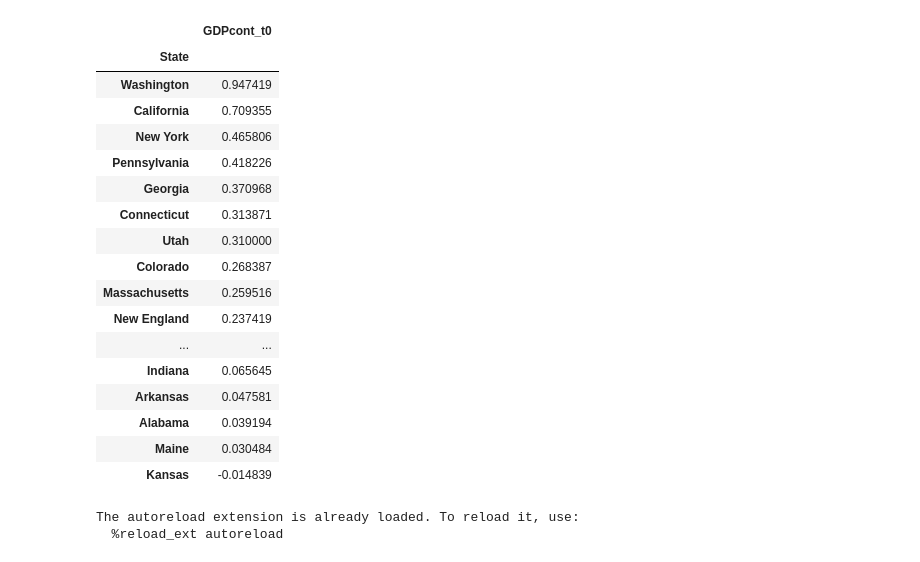
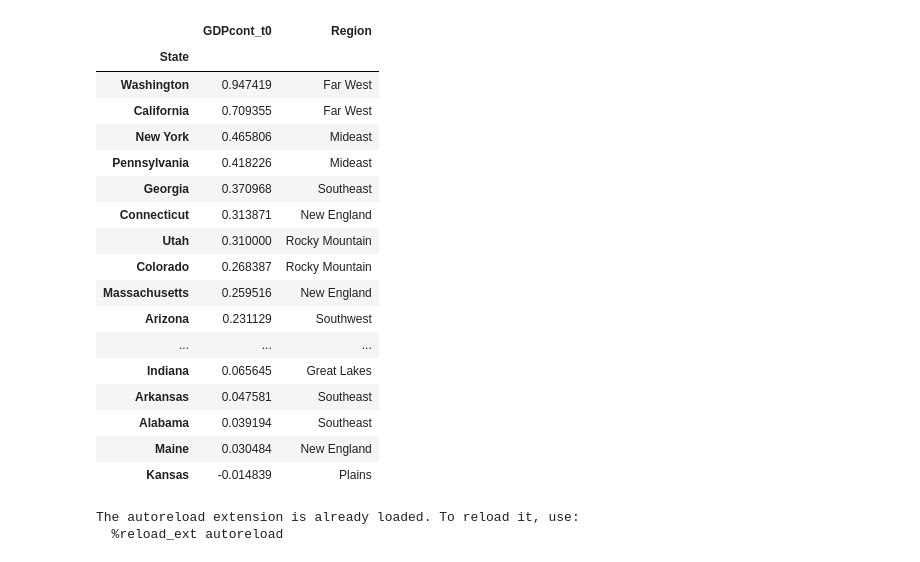
Before and after one commit to GondekNP/TreatmentBiasInvestigator, a Jupyter notebook: setup.ipynb, the cells around one changed output. Drawn from its saved outputs; the diff is of its cells as text; code cells hidden in the pictures.

```diff
--- a/setup.ipynb
+++ b/setup.ipynb
@@ -10,31 +7,50 @@ import seaborn as sns
 # %%
 industries = pd.read_csv('IndustryByState_2005-2021.csv').drop(columns=['GeoFips','LineCode'])
 industries.loc[:,'Description'] = industries.loc[:,'Description'].apply(lambda x: x.strip())
 industries = industries.set_index(['GeoName', 'Description']).mean(axis=1).reset_index('Description')
 industries = industries.pivot(columns='Description',values=0)
 industries.columns = industries.columns.to_list()
 industries.index.rename('State', inplace=True)
 industries = industries[['Information']].rename(columns = {'Information':'GDPcont_t0'})
-industries.sort_values('GDPcont_t0', ascending = False)
+
+spat = {"New England" : ['Connecticut', 'Maine', 'Massachusetts', 'New Hampshire', 'Rhode Island', 'Vermont'],
+ "Mideast" : ['Delaware','District of Columbia','Maryland', 'New Jersey', 'New York', 'Pennsylvania'],
+ "Great Lakes" : ['Illinois','Indiana','Michigan','Ohio','Wisconsin'],
+ "Plains" : ['Iowa','Kansas','Minnesota','Missouri','Nebraska','North Dakota', 'South Dakota'],
+ "Southeast" : ['Alabama', 'Alabama', 'Arkansas', 'Florida','Georgia', 'Kentucky','Louisiana','Mississippi','North Carolina','South Carolina','Tennessee','Virginia','West Virginia'],
+ "Southwest" : ['Arizona','New Mexico','Oklahoma','Texas'],
+ "Rocky Mountain" : ['Colorado', 'Idaho', 'Montana', 'Utah', 'Wyoming'],
+ "Far West" : ['Alaska', 'California','Hawaii','Nevada','Oregon','Washington']}
+spat_inv = {}
+for region, states in spat.items():
+    sub_dict = {state : region for state in states}
+    spat_inv.update(sub_dict)
+spat_inv
+
+regions = industries.reset_index('State')['State'].apply(lambda x: spat_inv[x])
+regions.index = industries.index
+industries.loc[:,'Region'] = regions
+industries.to_csv('IndustriesTechClean.csv')
+industries.sort_values('GDPcont_t0', ascending=False)
 # %% [output]
-|  | GDPcont_t0 |
-| State |  |
-| Washington | 0.947419 |
-| California | 0.709355 |
-| New York | 0.465806 |
-| Pennsylvania | 0.418226 |
-| Georgia | 0.370968 |
-| Connecticut | 0.313871 |
-| Utah | 0.310000 |
-| Colorado | 0.268387 |
-| Massachusetts | 0.259516 |
-| New England | 0.237419 |
-| ... | ... |
-| Indiana | 0.065645 |
-| Arkansas | 0.047581 |
-| Alabama | 0.039194 |
-| Maine | 0.030484 |
-| Kansas | -0.014839 |
+|  | GDPcont_t0 | Region |
+| State |  |  |
+| Washington | 0.947419 | Far West |
+| California | 0.709355 | Far West |
+| New York | 0.465806 | Mideast |
+| Pennsylvania | 0.418226 | Mideast |
+| Georgia | 0.370968 | Southeast |
+| Connecticut | 0.313871 | New England |
+| Utah | 0.310000 | Rocky Mountain |
+| Colorado | 0.268387 | Rocky Mountain |
+| Massachusetts | 0.259516 | New England |
+| Arizona | 0.231129 | Southwest |
+| ... | ... | ... |
+| Indiana | 0.065645 | Great Lakes |
+| Arkansas | 0.047581 | Southeast |
+| Alabama | 0.039194 | Southeast |
+| Maine | 0.030484 | New England |
+| Kansas | -0.014839 | Plains |
 # %%
 %load_ext autoreload
 %autoreload 2
```
Also changed, not shown: parts of 13 cells of this notebook, 5 other files.
